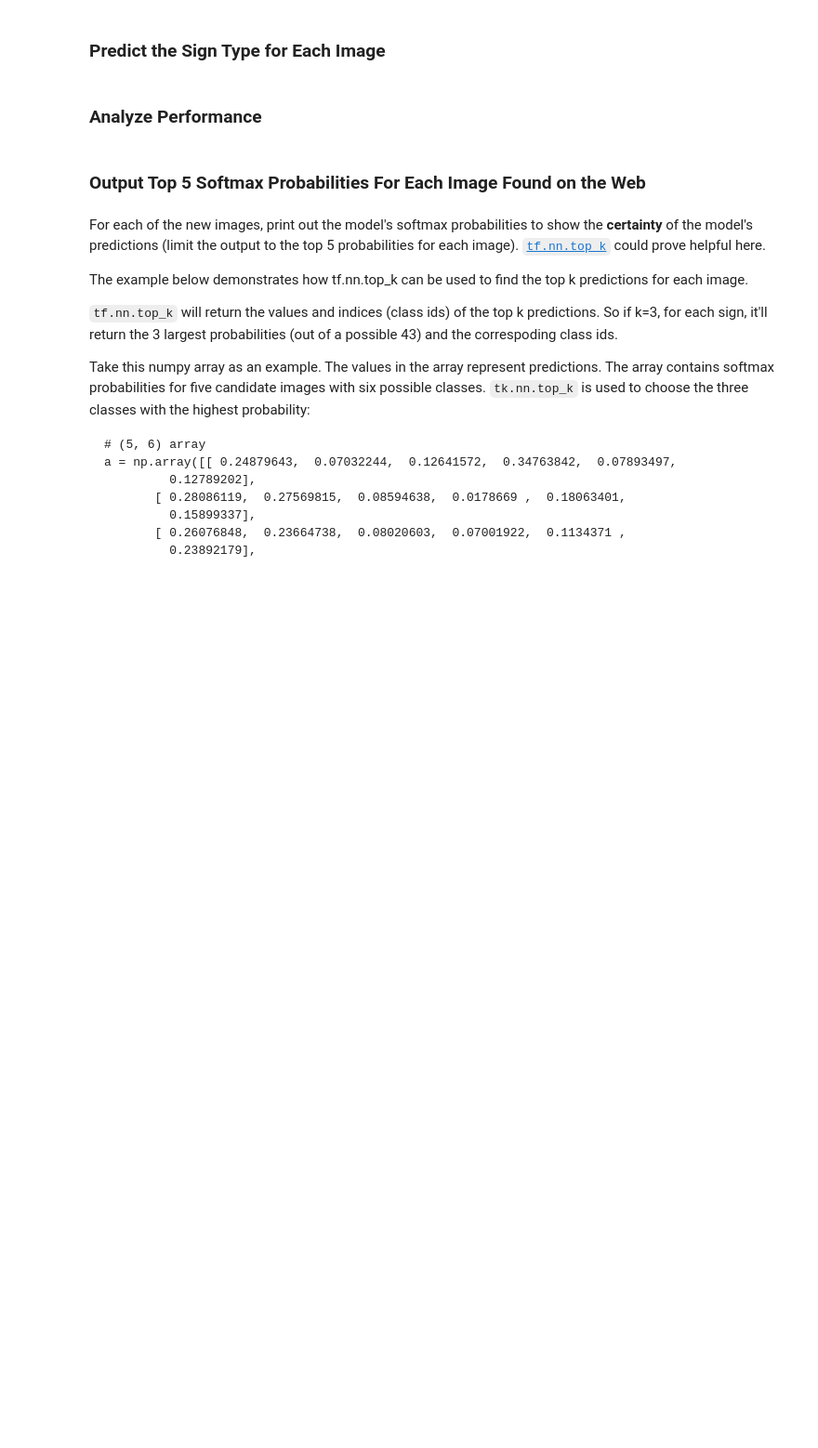
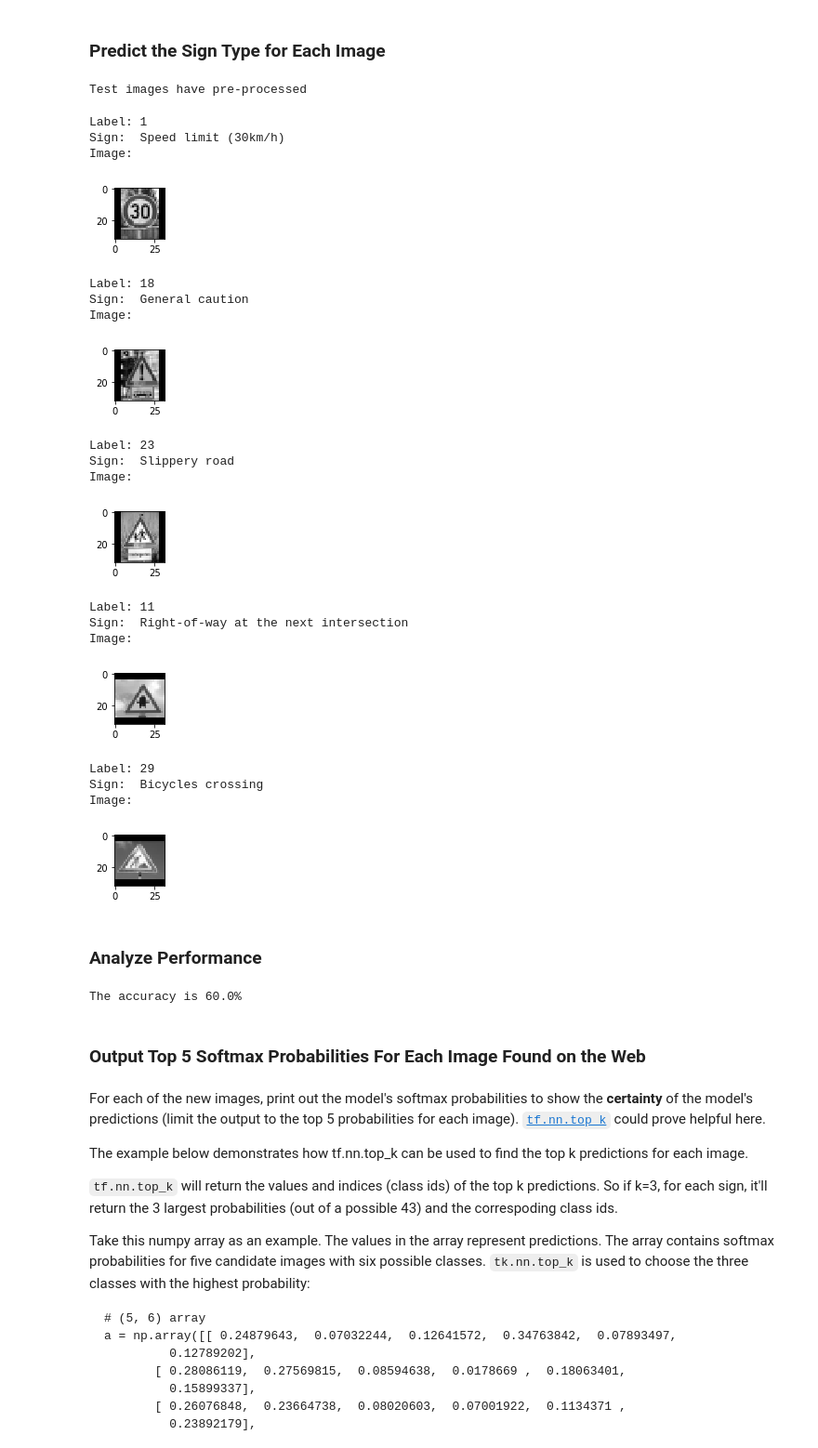
Before and after one commit to ideatrap/CarND-Traffic-Sign-Classifier-Project, a Jupyter notebook: Traffic_Sign_Classifier.ipynb, the cells around one changed output. Shown: that part at 93% size. Drawn from its saved outputs; the diff is of its cells as text; code cells hidden in the pictures; blank space fills up the shorter version.

```diff
--- a/Traffic_Sign_Classifier.ipynb
+++ b/Traffic_Sign_Classifier.ipynb
@@ -434,8 +452,77 @@ normalize the image
+# %%
+# preprocess the image
+test_image_processed = []
+
+for image in test_images:
+
+    #pad to be square image
+    image = pad_image(image)
+
+    #resize the image to be 32x32
+    image = cv2.resize(image, (32,32),interpolation = cv2.INTER_AREA)
+    test_image_processed.append(image)
+
+#convert to gray scale
+test_image_processed = RGBtoGray(test_image_processed,(32,32,1))
+
+#normalize the image to have zero mean
+test_image_processed = normalize(test_image_processed)
+
+#convert the test input to be float32 type
+test_image_processed = test_image_processed.astype(np.float32)
+
+print('Test images have pre-processed')
+# %% [output]
+Test images have pre-processed
+# %%
+# function to print the images with corresponding label
+def print_image (x, y):
+    for img, label in zip(x, y):
+        plt.figure(figsize=(1,1))
+        print('Label:', label)
+        print('Sign: ',sign_list.SignName[label])
+        print('Image:')
+        plt.imshow(img.squeeze(),cmap='gray')
+        plt.show()
+        print('')
+# %%
+#load the model to make prediction
+with tf.Session() as sess:
+    saver.restore(sess, tf.train.latest_checkpoint('.'))
+    y_result = sess.run(tf.argmax(logits,1),feed_dict={x:test_image_processed})
+
+    #print out the prediction result
+    print_image (test_image_processed, y_result)
+# %% [output]
+Label: 1
+Sign:  Speed limit (30km/h)
+Image:
+[figure, added]
+Label: 18
+Sign:  General caution
+Image:
+[figure, added]
+Label: 23
+Sign:  Slippery road
+Image:
+[figure, added]
+Label: 11
+Sign:  Right-of-way at the next intersection
+Image:
+[figure, added]
+Label: 29
+Sign:  Bicycles crossing
+Image:
+[figure, added]
 # %% [markdown]
 ### Analyze Performance
 # %%
 ### Calculate the accuracy for these 5 new images.
 ### For example, if the model predicted 1 out of 5 signs correctly, it's 20% accurate on these new images.
+
+print('The accuracy is {}%'.format(3/5*100))
+# %% [output]
+The accuracy is 60.0%
 # %% [markdown]
 ### Output Top 5 Softmax Probabilities For Each Image Found on the Web
 # %% [markdown]
```
Also changed, not shown: parts of 8 cells of this notebook, 3 other files.
